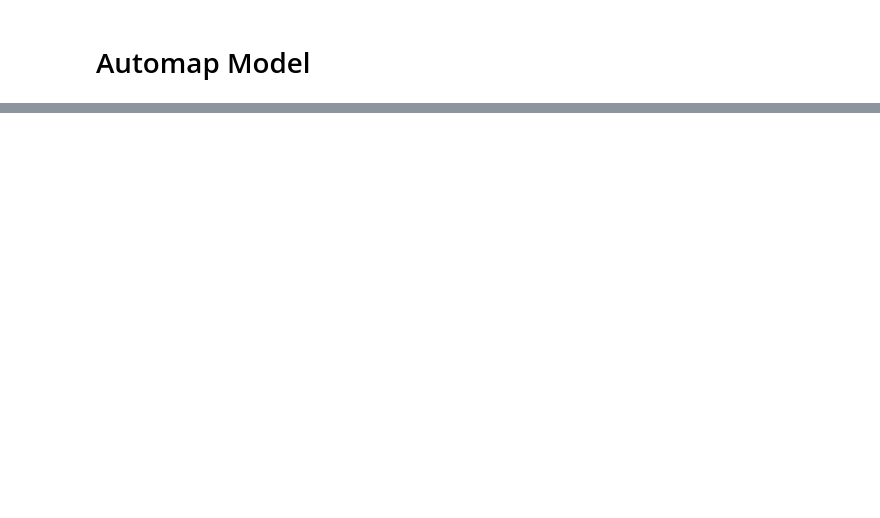
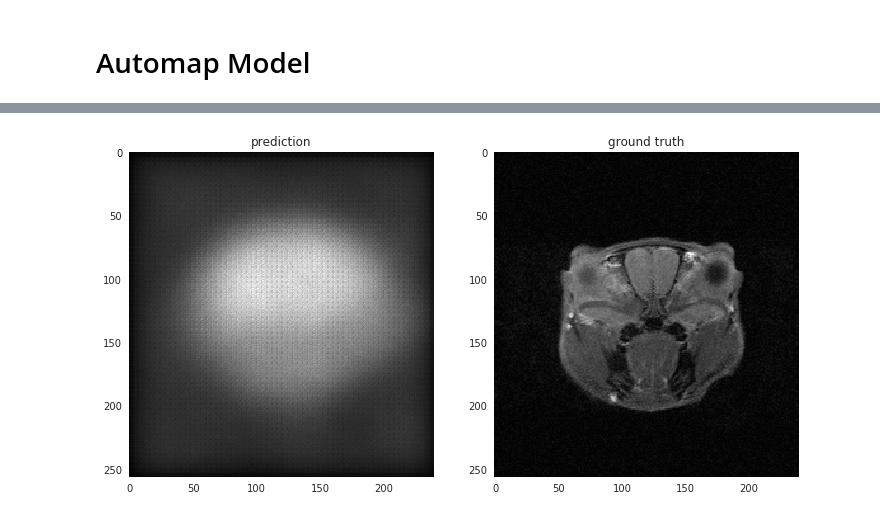
Before and after one commit to alexwal/cs230-project, a Jupyter notebook: MRI_reconstruction_example/automap_model.ipynb, the cells around one changed output, grey strips where cells are left out. Saved outputs shown, nothing was run; the diff lists cells and outputs as text; code cells hidden in the pictures; blank space fills up the shorter version.

```diff
--- a/MRI_reconstruction_example/automap_model.ipynb
+++ b/MRI_reconstruction_example/automap_model.ipynb
@@ -121,0 +296,18 @@ Colocations handled automatically by placer.
+# %%
+plt.rcParams['image.cmap'] = 'gray' # b/w images
+with sess.as_default():
+
+    prediction_batch = model.predict(X_development)
+    prediction_batch = prediction_batch.squeeze()
+
+    ground_truth_batch = Y_development.squeeze()
+
+    plt.subplot(1, 2, 1)
+    plt.imshow(prediction_batch[0])
+    plt.title('prediction')
+
+    plt.subplot(1, 2, 2)
+    plt.imshow(ground_truth_batch[0])
+    plt.title('ground truth')
+# %% [output]
+[figure, added]
```
Also changed, not shown: parts of 19 cells of this notebook, 2 other files.
